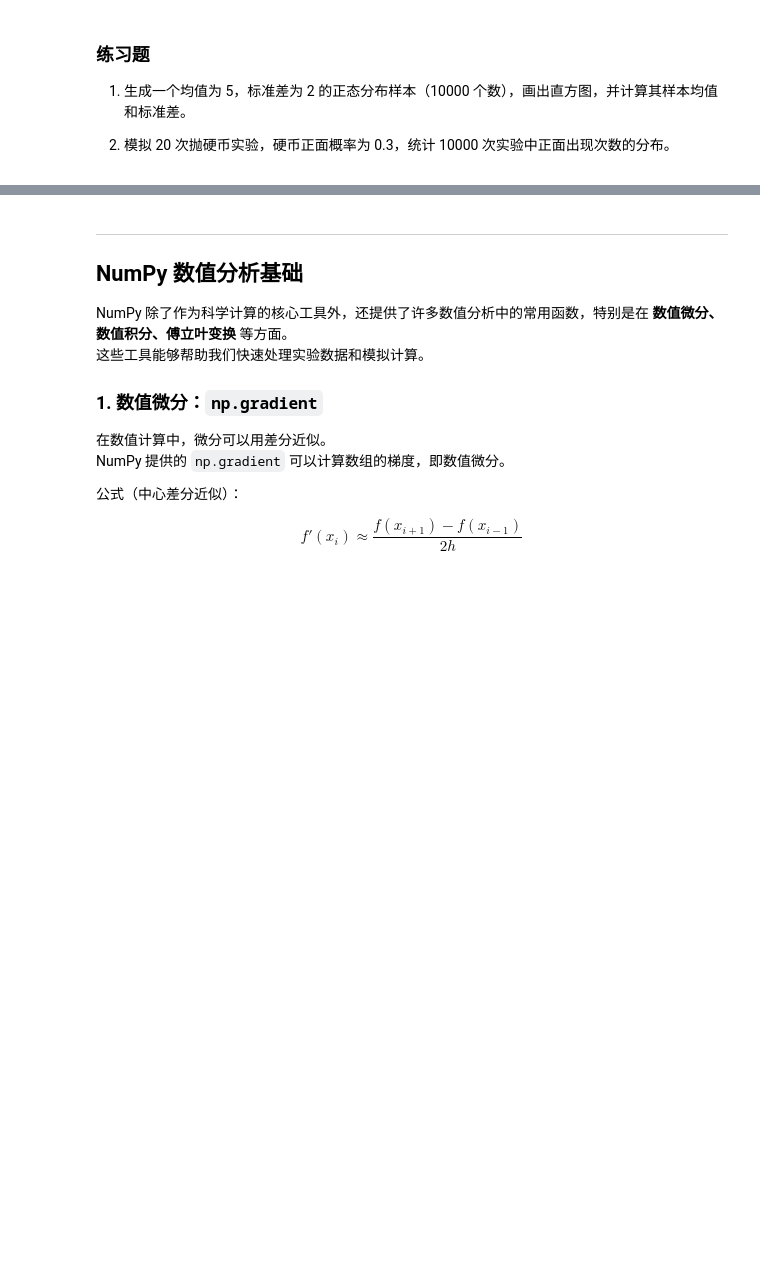
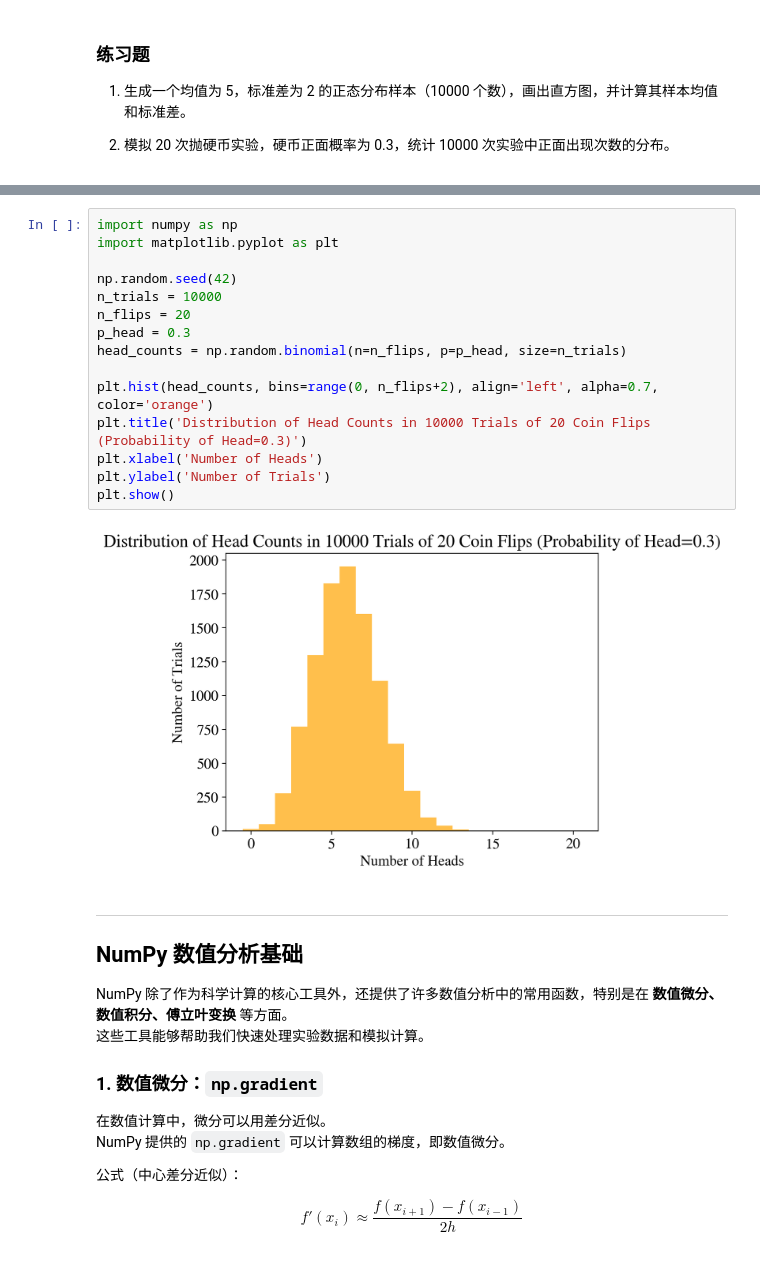
Before and after one commit to Bonnierubi/CP_Assign_236000252, a Jupyter notebook: Python_2b_numpy.ipynb, the cells around one changed output, grey strips where cells are left out. Drawn from its saved outputs; the diff is of its cells as text; blank space fills up the shorter version.

```diff
--- a/Python_2b_numpy.ipynb
+++ b/Python_2b_numpy.ipynb
@@ -260,3 +280,20 @@ print("估算的 π ≈", pi_est)
+# %%
+import numpy as np
+import matplotlib.pyplot as plt
+
+np.random.seed(42)
+n_trials = 10000
+n_flips = 20
+p_head = 0.3
+head_counts = np.random.binomial(n=n_flips, p=p_head, size=n_trials)
+
+plt.hist(head_counts, bins=range(0, n_flips+2), align='left', alpha=0.7, color='orange')
+plt.title('Distribution of Head Counts in 10000 Trials of 20 Coin Flips (Probability of Head=0.3)')
+plt.xlabel('Number of Heads')
+plt.ylabel('Number of Trials')
+plt.show()
+# %% [output]
+[figure, added]
 # %% [markdown]
 ---
 
```
Also changed, not shown: parts of 10 cells of this notebook, 4 other files.
